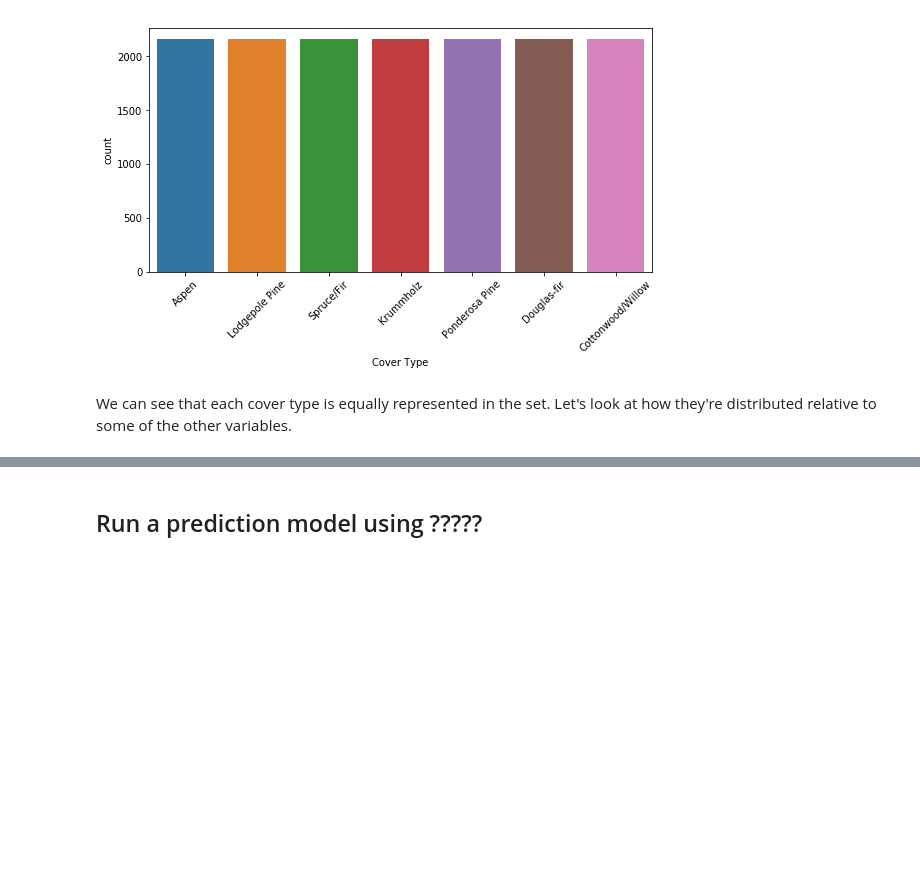
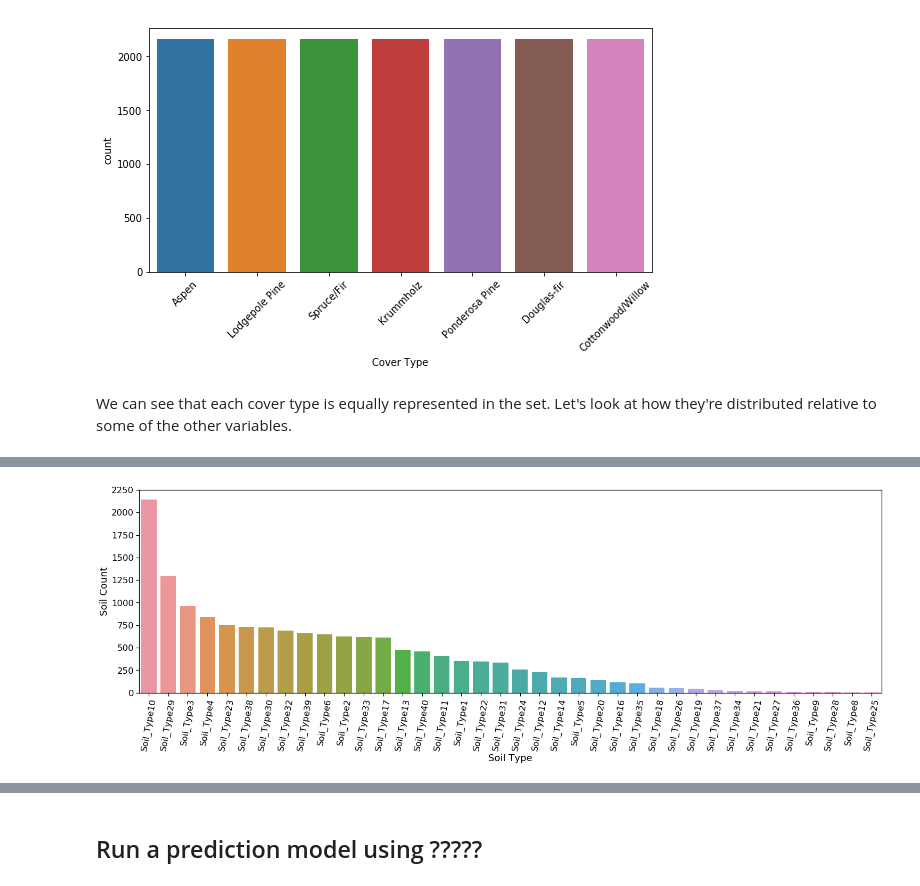
Before and after one commit to willtscott/Kaggle, a Jupyter notebook: forest-cover-type-kernels-only/notebook/Exploration and Basic Learning.ipynb, the cells around one changed output, grey strips where cells are left out. Saved outputs shown, nothing was run; the diff lists cells and outputs as text; code cells hidden in the pictures; blank space fills up the shorter version.

```diff
--- a/forest-cover-type-kernels-only/notebook/Exploration and Basic Learning.ipynb
+++ b/forest-cover-type-kernels-only/notebook/Exploration and Basic Learning.ipynb
@@ -175,0 +183,11 @@ This plot shows us that there seems to be significant correlation between cover
+# %%
+df = pd.DataFrame(train['Soil Type'].value_counts())
+df.reset_index(inplace=True)
+df.columns = ['Soil Type', 'Soil Count']
+# %%
+plt.figure(figsize=(25, 7))
+sns.barplot(x='Soil Type', y='Soil Count', data=df)
+plt.xticks(rotation=80)
+sns.set_context("notebook", font_scale=1.5)
+# %% [output]
+[figure, added]
```
Also changed, not shown: parts of 7 cells of this notebook.
